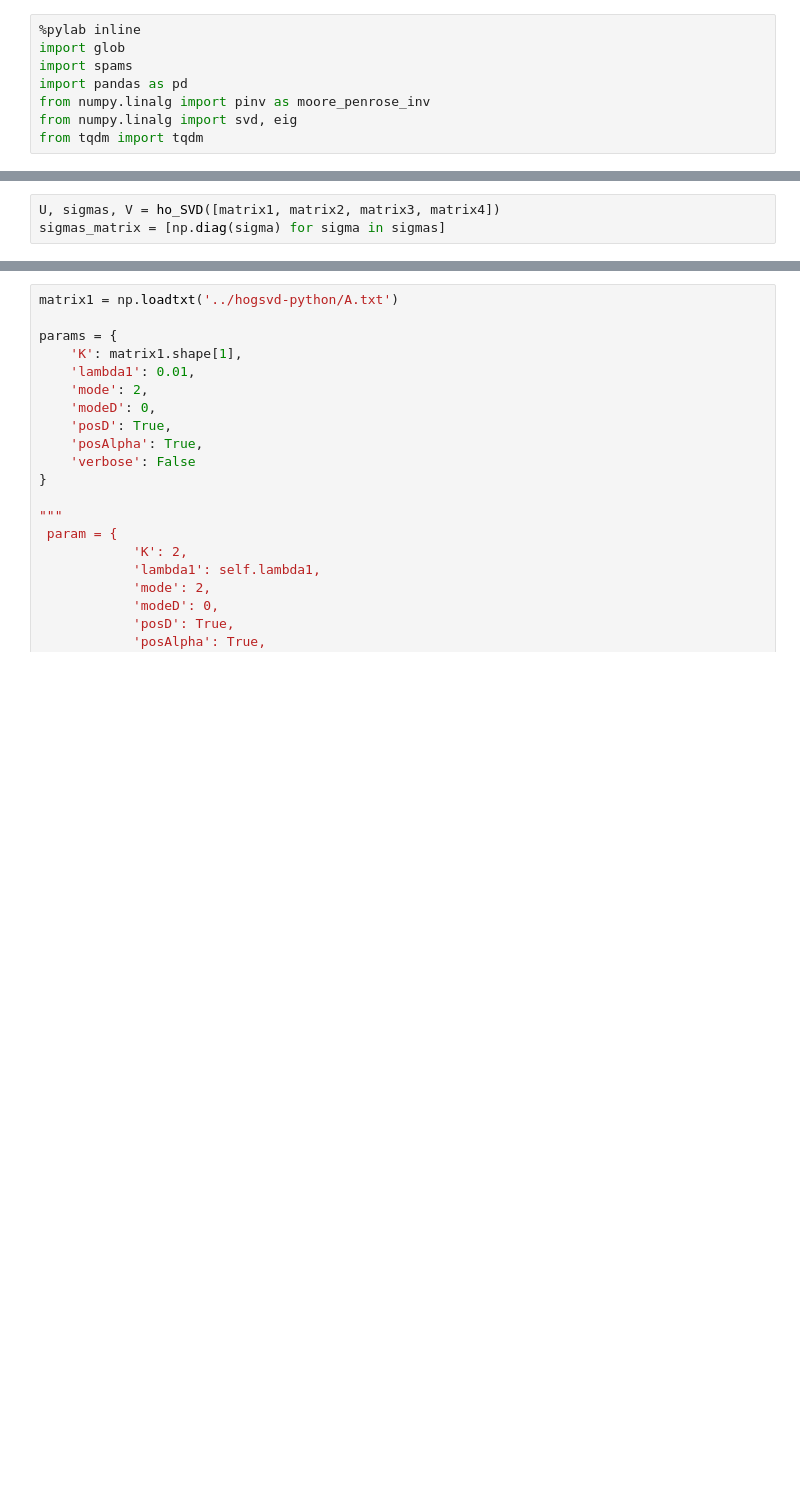
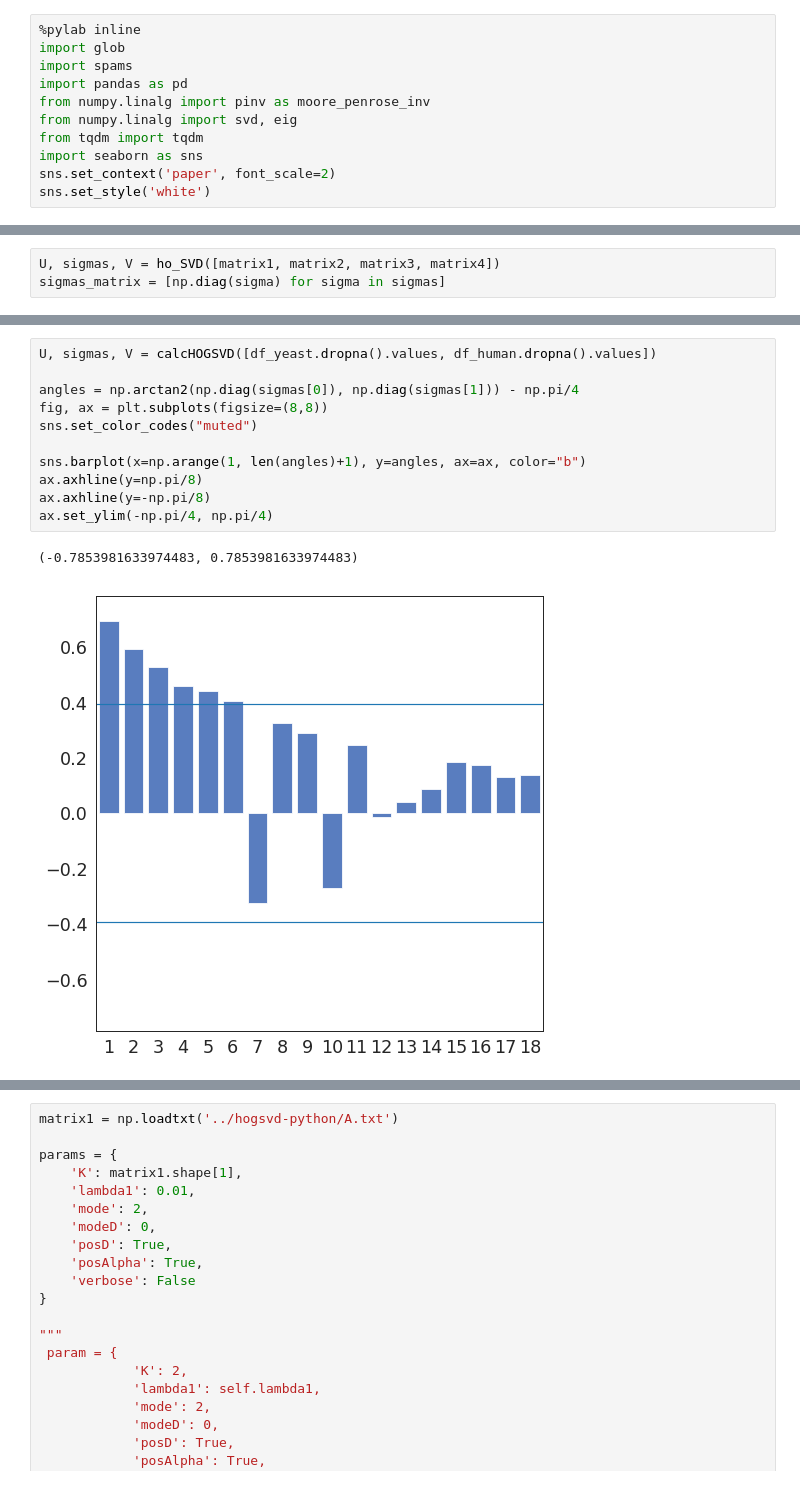
Before and after one commit to saketkc/EE-546-project, a Jupyter notebook: notebooks/10.HO-GSVD.ipynb, the cells around one changed output, grey strips where cells are left out. Cells and saved outputs as stored; diff of their text form; blank space fills up the shorter version.

```diff
--- a/notebooks/10.HO-GSVD.ipynb
+++ b/notebooks/10.HO-GSVD.ipynb
@@ -6,5 +6,8 @@ import pandas as pd
 from numpy.linalg import pinv as moore_penrose_inv
 from numpy.linalg import svd, eig
 from tqdm import tqdm
+import seaborn as sns
+sns.set_context('paper', font_scale=2)
+sns.set_style('white')
 # %% [output]
 Populating the interactive namespace from numpy and matplotlib
@@ -169,0 +313,14 @@ Index(['CLID', 'SYMBOL', 'NAME', 'MICROARRAY_CLASSIFICATION',
+# %%
+U, sigmas, V = calcHOGSVD([df_yeast.dropna().values, df_human.dropna().values])
+
+angles = np.arctan2(np.diag(sigmas[0]), np.diag(sigmas[1])) - np.pi/4
+fig, ax = plt.subplots(figsize=(8,8))
+sns.set_color_codes("muted")
+
+sns.barplot(x=np.arange(1, len(angles)+1), y=angles, ax=ax, color="b")
+ax.axhline(y=np.pi/8)
+ax.axhline(y=-np.pi/8)
+ax.set_ylim(-np.pi/4, np.pi/4)
+# %% [output]
+(-0.7853981633974483, 0.7853981633974483)
+[figure, added]
```
Also changed, not shown: parts of 27 cells of this notebook, 27 other files.
